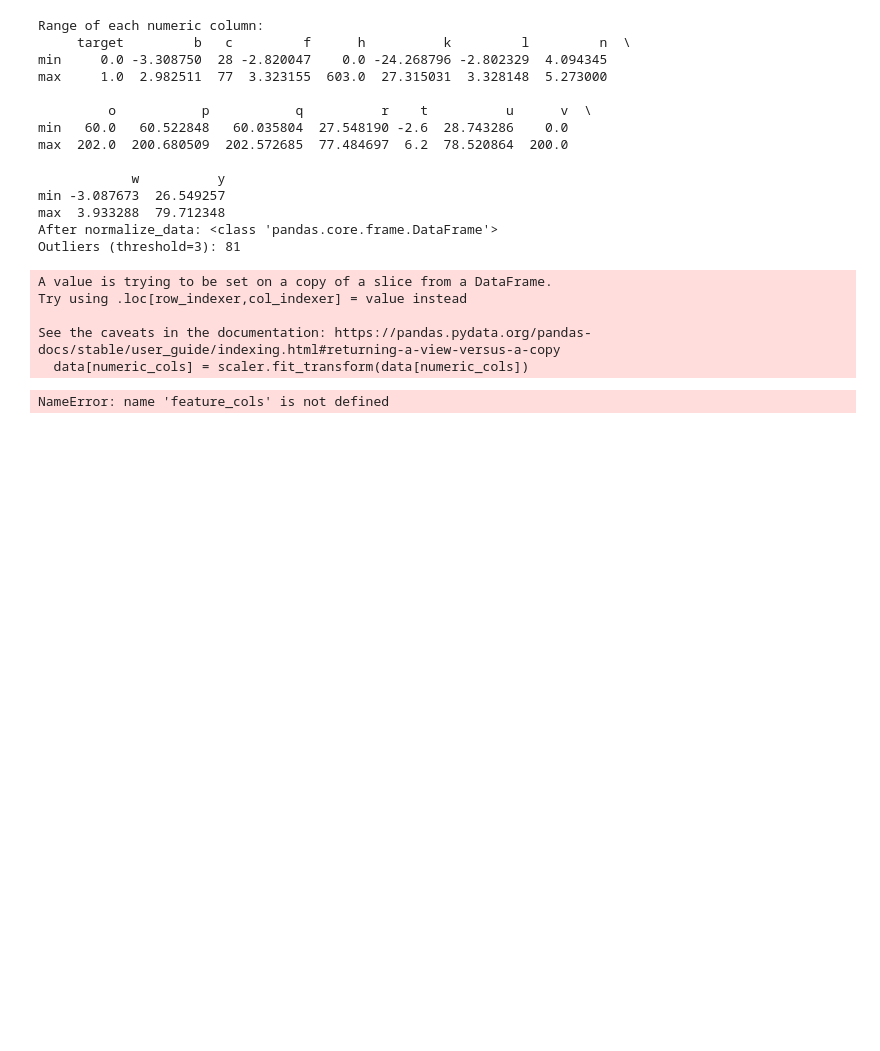
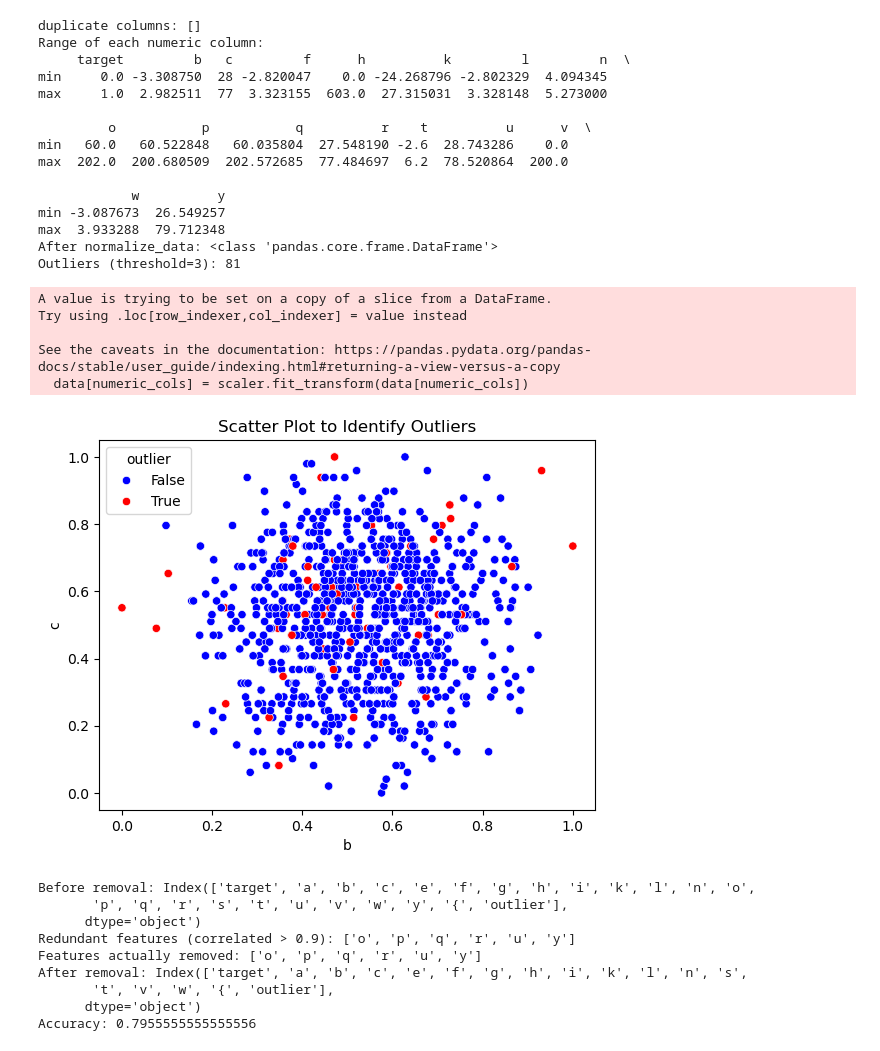
Before and after one commit to yus-bioinformatics/BINF-5507-materials, a Jupyter notebook: Assignment1/Scripts/main.ipynb, the cells around one changed output. Cells and saved outputs as stored; diff of their text form; code cells hidden in the pictures; blank space fills up the shorter version.

```diff
--- a/Assignment1/Scripts/main.ipynb
+++ b/Assignment1/Scripts/main.ipynb
@@ -65,6 +65,9 @@ print("Outliers (threshold=3):", outliers.sum())
 # scatter plot to visualize outliners
 clean_data['outlier'] = outliers.any(axis=1)
 
+# Select two numeric columns for plotting
+feature_cols = [col for col in numeric_cols if col != 'target'][:2]
+
 # Plot
 sns.scatterplot(data=clean_data,
                 x=feature_cols[0],
@@ -114,31 +117,41 @@ The behavior will change in pandas 3.0. This inplace method will never work beca
 
 For example, when doing 'df[col].method(value, inplace=True)', try using 'df.method({col: value}, inplace=True)' or df[col] = df[col].method(value) instead, to perform the operation inplace on the ori ...
 
 
   data[col].fillna(data[col].mean(), inplace=True)
 The behavior will change in pandas 3.0. This inplace method will never work because the intermediate object on which we are setting values always behaves as a copy.
 
 For example, when doing 'df[col].method(value, inplace=True)', try using 'df.method({col: value}, inplace=True)' or df[col] = df[col].method(value) instead, to perform the operation inplace on the ori ...
 
 
   data[col].fillna(data[col].mode().iloc[0], inplace=True)
+duplicate columns: []
 Range of each numeric column:
      target         b   c         f      h          k         l         n  \
 min     0.0 -3.308750  28 -2.820047    0.0 -24.268796 -2.802329  4.094345
 max     1.0  2.982511  77  3.323155  603.0  27.315031  3.328148  5.273000
 
          o           p           q          r    t          u      v  \
 min   60.0   60.522848   60.035804  27.548190 -2.6  28.743286    0.0
 max  202.0  200.680509  202.572685  77.484697  6.2  78.520864  200.0
 
             w          y
 min -3.087673  26.549257
 max  3.933288  79.712348
 After normalize_data: <class 'pandas.core.frame.DataFrame'>
 Outliers (threshold=3): 81
 A value is trying to be set on a copy of a slice from a DataFrame.
 Try using .loc[row_indexer,col_indexer] = value instead
 
 See the caveats in the documentation: https://pandas.pydata.org/pandas-docs/stable/user_guide/indexing.html#returning-a-view-versus-a-copy
   data[numeric_cols] = scaler.fit_transform(data[numeric_cols])
+[figure, added]
-NameError: name 'feature_cols' is not defined
+Before removal: Index(['target', 'a', 'b', 'c', 'e', 'f', 'g', 'h', 'i', 'k', 'l', 'n', 'o',
+       'p', 'q', 'r', 's', 't', 'u', 'v', 'w', 'y', '{', 'outlier'],
+      dtype='object')
+Redundant features (correlated > 0.9): ['o', 'p', 'q', 'r', 'u', 'y']
+Features actually removed: ['o', 'p', 'q', 'r', 'u', 'y']
+After removal: Index(['target', 'a', 'b', 'c', 'e', 'f', 'g', 'h', 'i', 'k', 'l', 'n', 's',
+       't', 'v', 'w', '{', 'outlier'],
+      dtype='object')
+Accuracy: 0.7955555555555556
```
Also changed, not shown: parts of 1 cell of this notebook, 5 other files.
